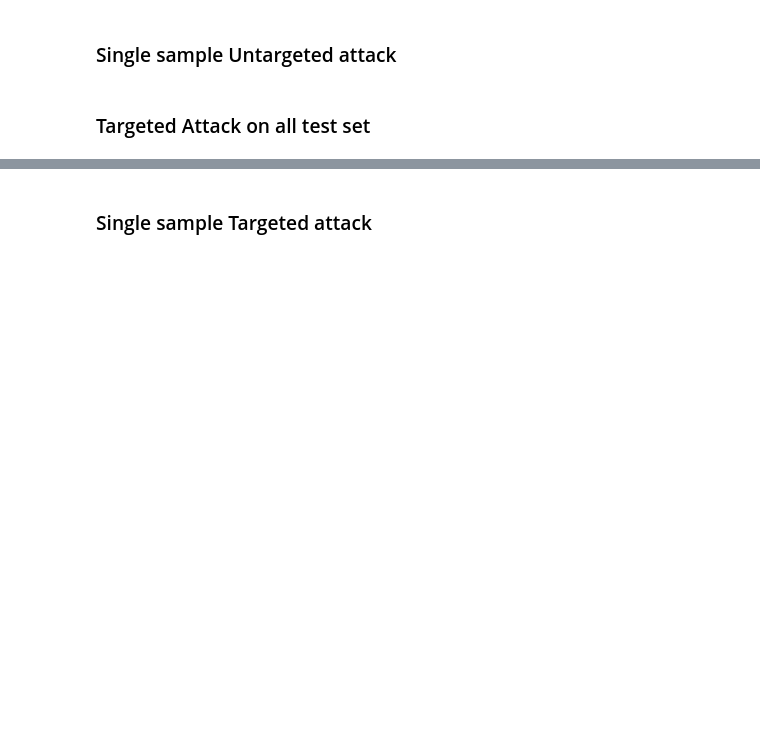
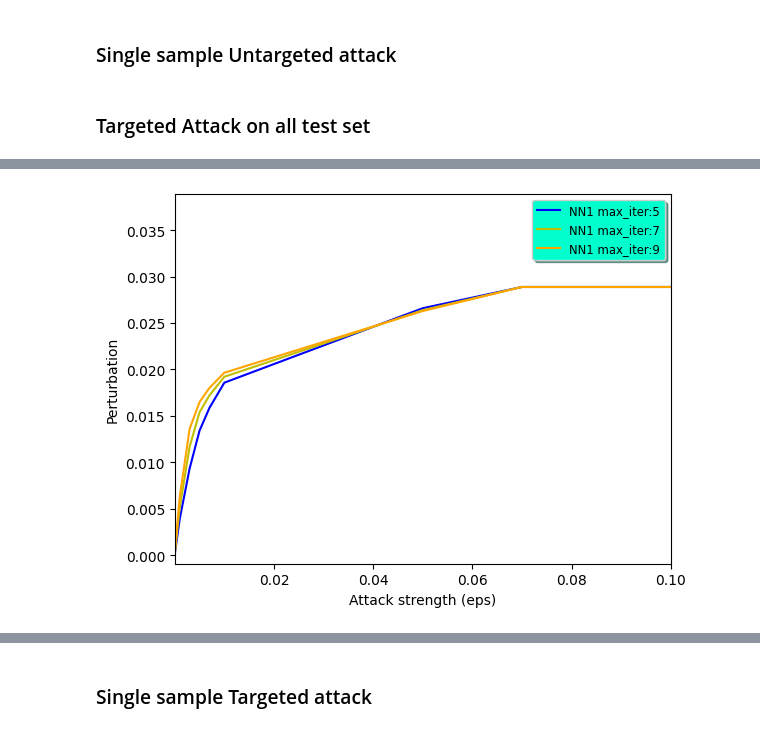
Before and after one commit to dany9999/Face_Recognition_Security, a Jupyter notebook: pgd.ipynb, the cells around one changed output, grey strips where cells are left out. Saved outputs shown, nothing was run; the diff lists cells and outputs as text; code cells hidden in the pictures; blank space fills up the shorter version.

```diff
--- a/pgd.ipynb
+++ b/pgd.ipynb
@@ -490,10 +615,26 @@ plt.show()
 # %%
+from matplotlib import pyplot as plt
+
+# plot perturbation NN1
+
 fig, ax = plt.subplots()
-ax.plot( np.array(perturbation_for_eps_nn1[0]),np.array(accuracy_for_eps_nn1[0]), 'b--', label='NN1')
-ax.plot( np.array(perturbation_for_eps_nn1[1]),np.array(accuracy_for_eps_nn2[2]), 'r--', label='NN2')
-legend = ax.legend(loc='upper center', shadow=True, fontsize='large')
+ax.plot(np.array(eps_step), np.array(perturbation_for_eps_nn1[0]), 'b-', label='NN1 max_iter:{}'.format(max_iter[0]))
+
+
+ax.plot(np.array(eps_step), np.array(perturbation_for_eps_nn1[1]), 'y-', label='NN1 max_iter:{}'.format(max_iter[1]))
+
+
+ax.plot(np.array(eps_step), np.array(perturbation_for_eps_nn1[2]), 'orange', label='NN1 max_iter:{}'.format(max_iter[2]))
+
+legend = ax.legend(loc='upper right', shadow=True, fontsize='small')
 legend.get_frame().set_facecolor('#00FFCC')
 
+# Impostazione delle scale sugli assi x e y
+ax.set_xlim(eps_step[0], eps_step[-1])  # Imposta i limiti dell'asse x
+ax.set_ylim(perturbation_for_eps_nn1[2][0]-0.001,perturbation_for_eps_nn1[2][-1]+0.01)  # Imposta i limiti dell'asse y
+
 plt.xlabel('Attack strength (eps)')
-plt.ylabel('mean perturbation')
+plt.ylabel('Perturbation')
 plt.show()
+# %% [output]
+[figure, added]
```
Also changed, not shown: parts of 14 cells of this notebook.
